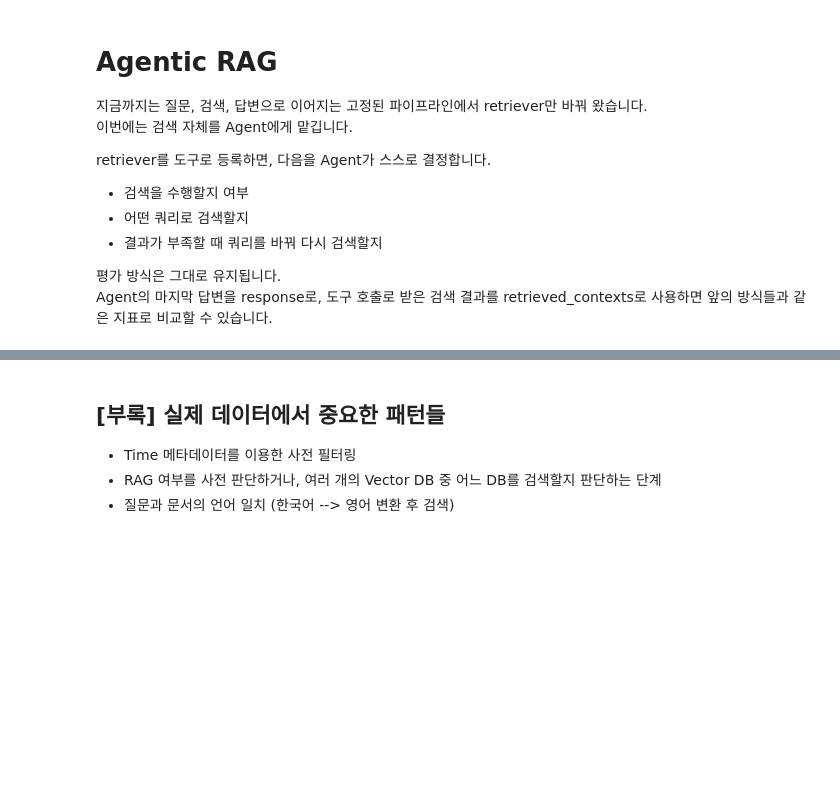
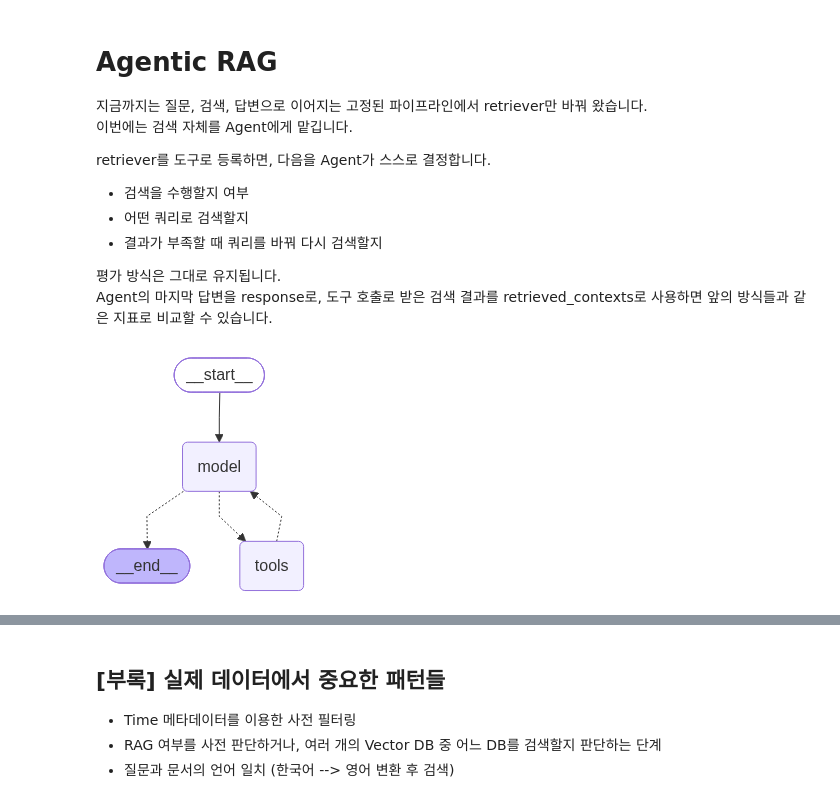
Before and after one commit to kdkim2000/RAG2026, a Jupyter notebook: [실습]_6_Advanced_RAG+RAG성능평가.ipynb, the cells around one changed output, grey strips where cells are left out. Cells and saved outputs as stored; diff of their text form; code cells hidden in the pictures; blank space fills up the shorter version.

```diff
--- a/[실습]_6_Advanced_RAG+RAG성능평가.ipynb
+++ b/[실습]_6_Advanced_RAG+RAG성능평가.ipynb
@@ -677,29 +866,31 @@ Agent의 마지막 답변을 response로, 도구 호출로 받은 검색 결과
 # %%
 from langchain.tools import tool
 from langchain.agents import create_agent
 from langchain.messages import HumanMessage, ToolMessage
 
 
 @tool
 def search_documents(query: str) -> str:
     """AI 산업 동향 보고서에서 질문과 관련된 문서 청크를 검색합니다.
 
     Args:
         query: 검색할 질문 또는 키워드. 완성된 질문 형태일수록 좋습니다.
 
     Returns:
         검색된 문서 청크 (XML 형식)
     """
     return format_docs(ensemble_retriever.invoke(query))
 
 
 AGENT_SYSTEM = '''당신은 QA(Question-Answering)를 수행하는 Assistant입니다.
-earch_documents 툴로 보고서를 검색한 뒤, 검색 결과를 바탕으로 답변하세요.
+Search_documents 툴로 보고서를 검색한 뒤, 검색 결과를 바탕으로 답변하세요.
 한 번만 검색하지 말고, 추가 정보를 얻을 만한 쿼리를 선정하여 최대 세 번까지 검색하세요.
 검색 결과 전체에 관련 정보가 없다면 "정보가 부족하여 답변할 수 없습니다."만 출력하세요.'''
 
 agent = create_agent(llm, tools=[search_documents], system_prompt=AGENT_SYSTEM)
 agent
+# %% [output]
+[figure, added]
 # %%
 # 툴 호출과 최종 답변 과정을 단계별로 확인합니다
 sample_q = "트럼프 미국 대통령이 서명한 '제네시스 미션' 행정명령의 핵심 목표는 무엇인가요?"
```
Also changed, not shown: parts of 31 cells of this notebook.
